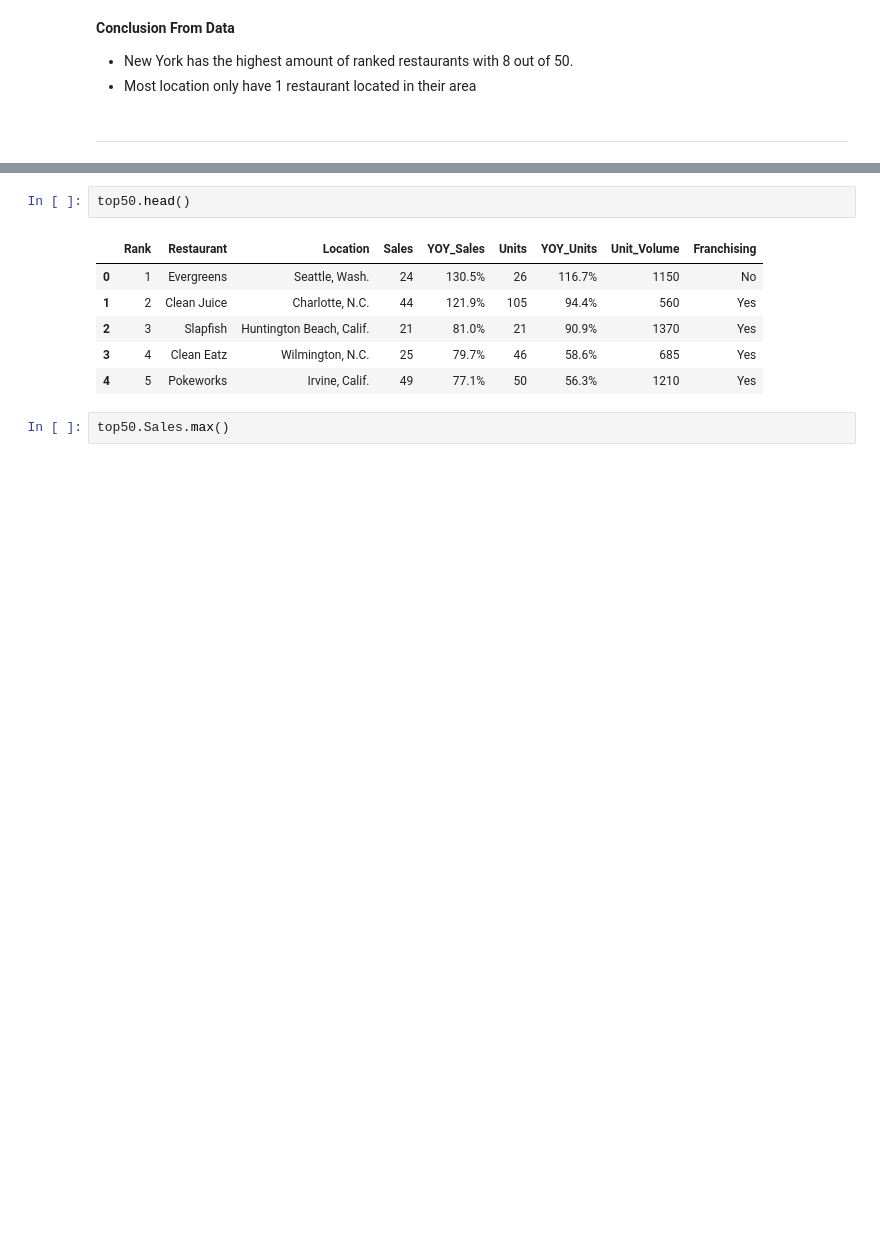
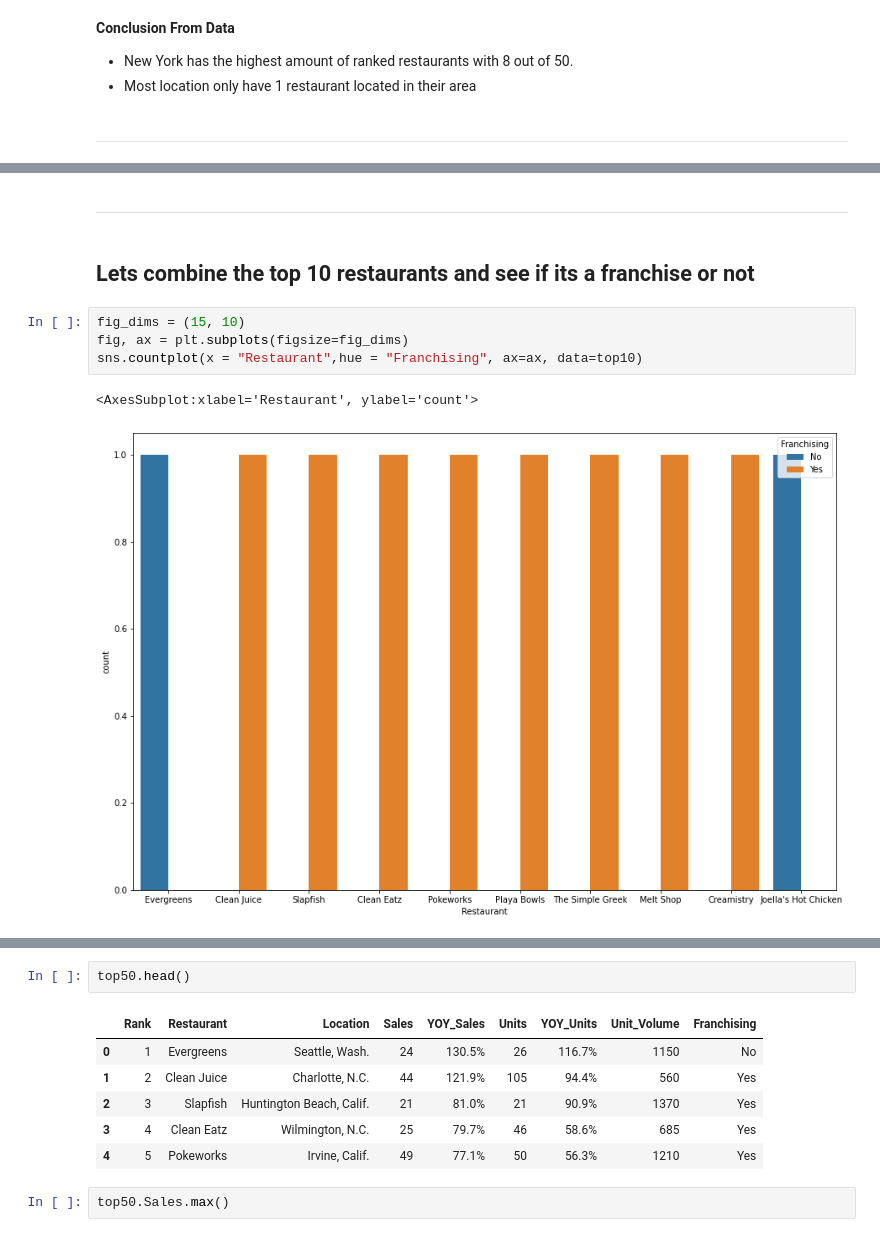
Before and after one commit to HunterKane/Restaurant-Business-Ranking-2020, a Jupyter notebook: Future50 Analysis .ipynb, the cells around one changed output, grey strips where cells are left out. Cells and saved outputs as stored; diff of their text form; blank space fills up the shorter version.

```diff
--- a/Future50 Analysis .ipynb
+++ b/Future50 Analysis .ipynb
@@ -103,0 +115,11 @@ __Conclusion From Data__
+# %% [markdown]
+-----
+# %% [markdown]
+## Lets combine the top 10 restaurants and see if its a franchise or not
+# %%
+fig_dims = (15, 10)
+fig, ax = plt.subplots(figsize=fig_dims)
+sns.countplot(x = "Restaurant",hue = "Franchising", ax=ax, data=top10)
+# %% [output]
+<AxesSubplot:xlabel='Restaurant', ylabel='count'>
+[figure, added]
```
Also changed, not shown: parts of 14 cells of this notebook.
